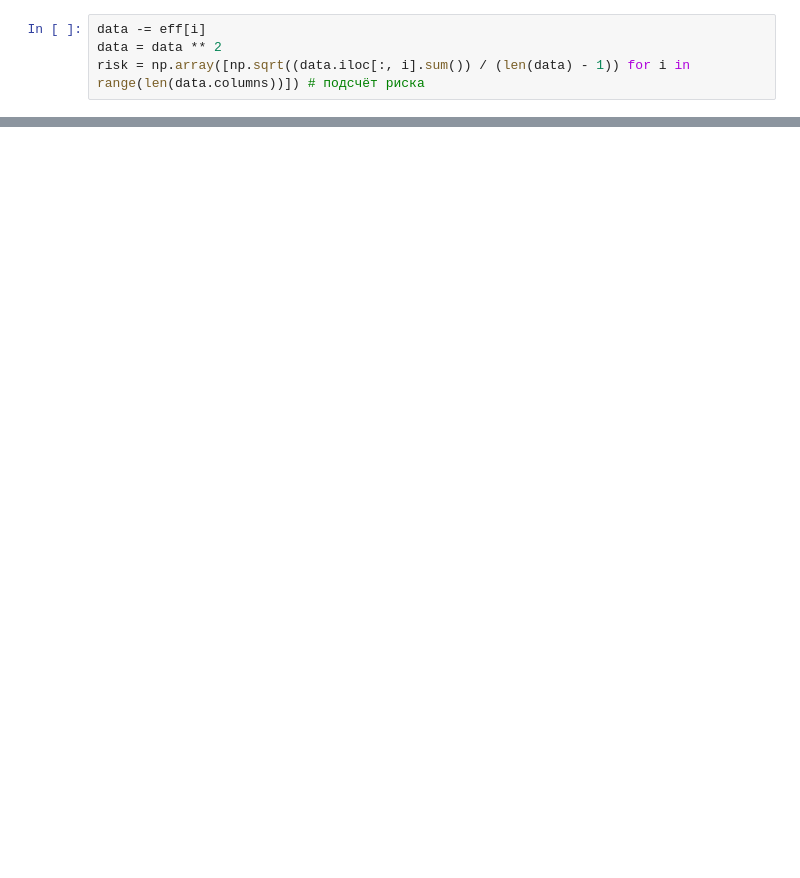
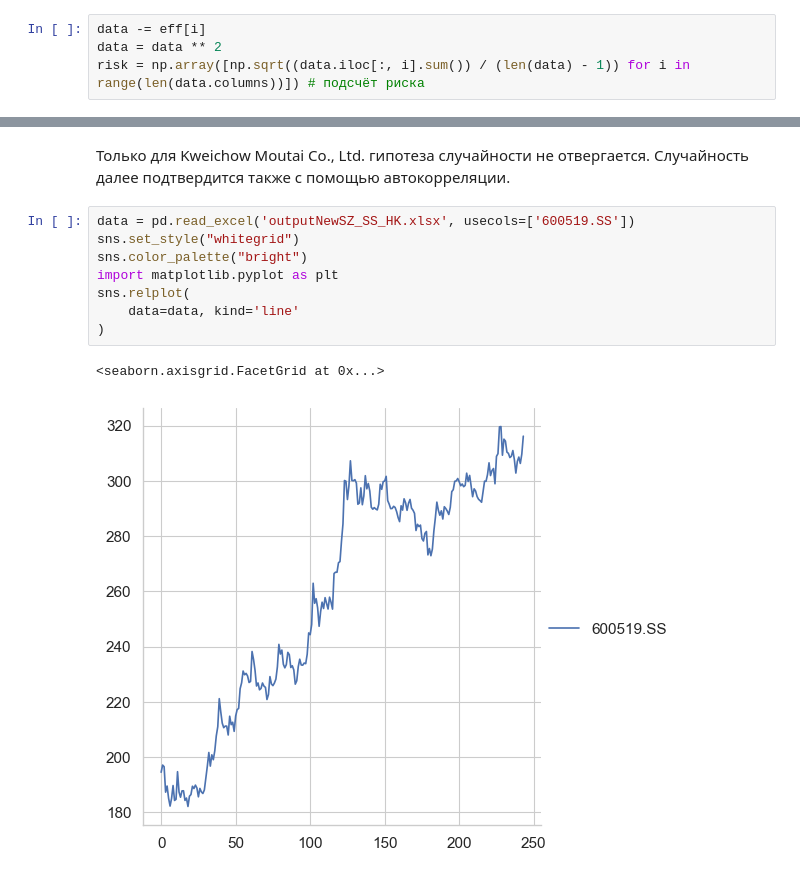
Before and after one commit to X-D-R/ChinaStockMarket, a Jupyter notebook: GetInfo.ipynb, the cells around one changed output, grey strips where cells are left out. Drawn from its saved outputs; the diff is of its cells as text; blank space fills up the shorter version.

```diff
--- a/GetInfo.ipynb
+++ b/GetInfo.ipynb
@@ -142,0 +162,13 @@ print(res)
+# %% [markdown]
+Только для Kweichow Moutai Co., Ltd. гипотеза случайности не отвергается. Случайность далее подтвердится также с помощью автокорреляции.
+# %%
+data = pd.read_excel('outputNewSZ_SS_HK.xlsx', usecols=['600519.SS'])
+sns.set_style("whitegrid")
+sns.color_palette("bright")
+import matplotlib.pyplot as plt
+sns.relplot(
+    data=data, kind='line'
+)
+# %% [output]
+<seaborn.axisgrid.FacetGrid at 0x...>
+[figure, added]
```
Also changed, not shown: parts of 37 cells of this notebook.
